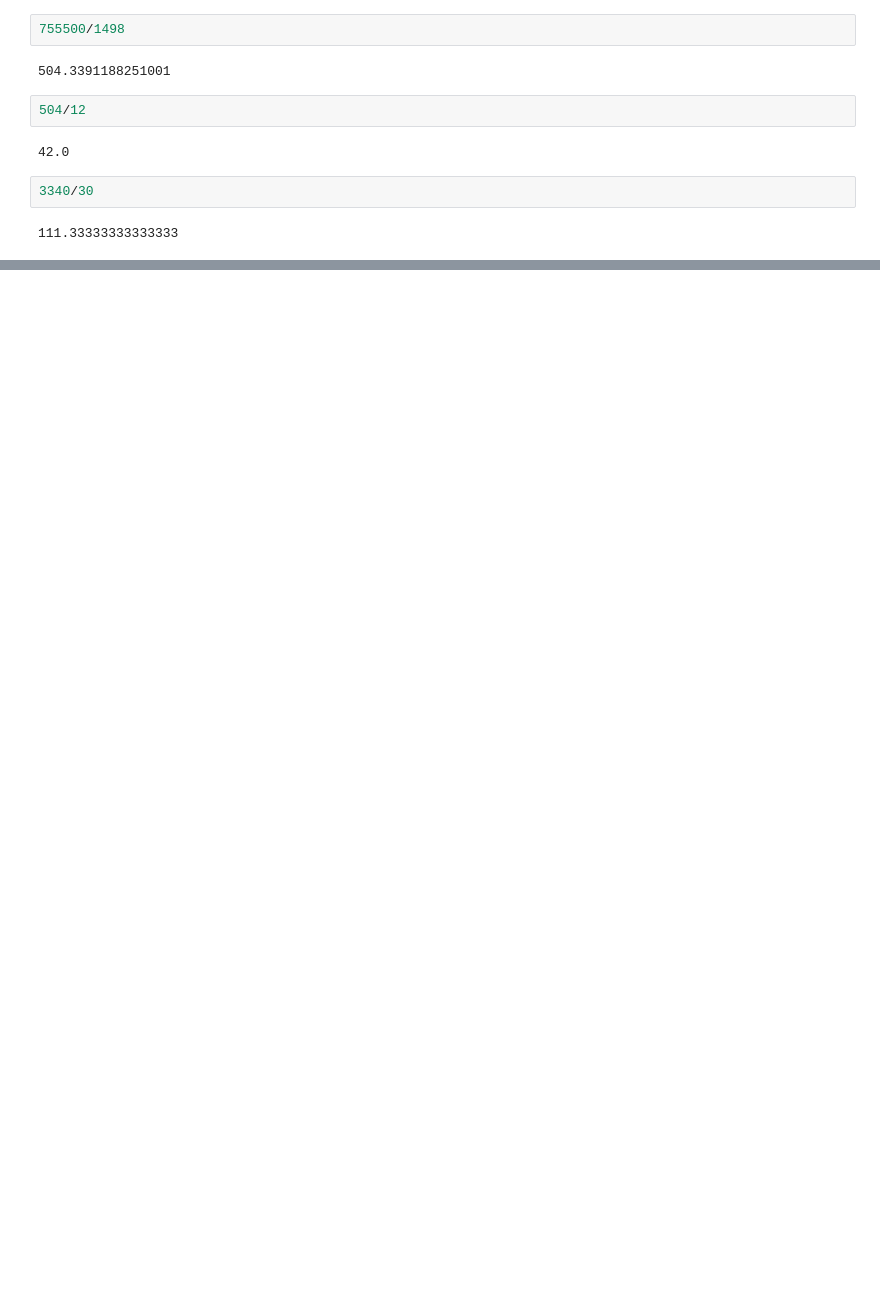
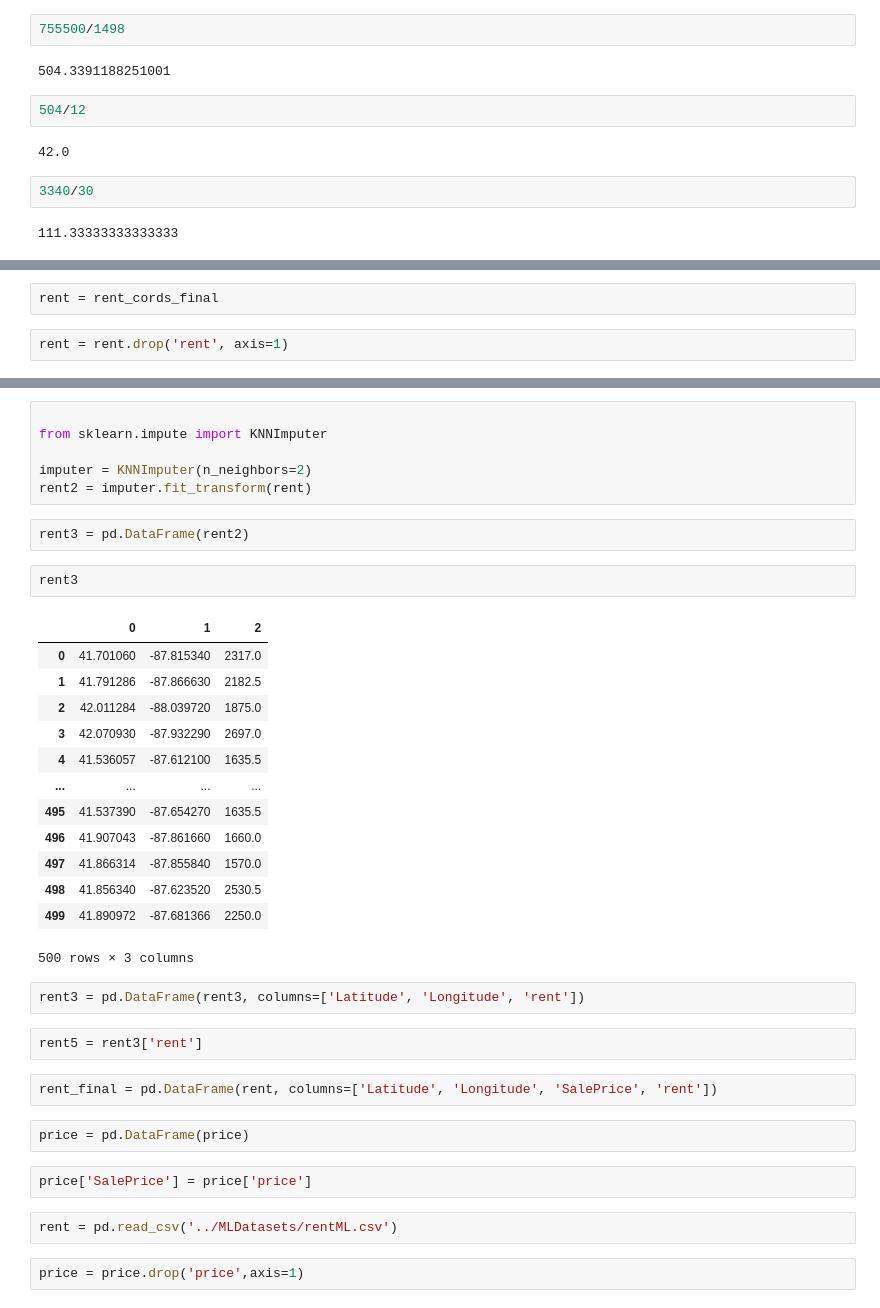
Before and after one commit to oh-be/project4, a Jupyter notebook: Features Datasets/EDA2.ipynb, the cells around one changed output, grey strips where cells are left out. Saved outputs shown, nothing was run; the diff lists cells and outputs as text; blank space fills up the shorter version.

```diff
--- a/Features Datasets/EDA2.ipynb
+++ b/Features Datasets/EDA2.ipynb
@@ -367,0 +487,4 @@ New             22764 Redwood Dr, Richton Park, IL 60471           $289,700
+# %%
+rent = rent_cords_final
+# %%
+rent = rent.drop('rent', axis=1)
@@ -367,0 +503,38 @@ New             22764 Redwood Dr, Richton Park, IL 60471           $289,700
+# %%
+
+from sklearn.impute import KNNImputer
+
+imputer = KNNImputer(n_neighbors=2)
+rent2 = imputer.fit_transform(rent)
+# %%
+rent3 = pd.DataFrame(rent2)
+# %%
+rent3
+# %% [output]
+|  | 0 | 1 | 2 |
+| 0 | 41.701060 | -87.815340 | 2317.0 |
+| 1 | 41.791286 | -87.866630 | 2182.5 |
+| 2 | 42.011284 | -88.039720 | 1875.0 |
+| 3 | 42.070930 | -87.932290 | 2697.0 |
+| 4 | 41.536057 | -87.612100 | 1635.5 |
+| ... | ... | ... | ... |
+| 495 | 41.537390 | -87.654270 | 1635.5 |
+| 496 | 41.907043 | -87.861660 | 1660.0 |
+| 497 | 41.866314 | -87.855840 | 1570.0 |
+| 498 | 41.856340 | -87.623520 | 2530.5 |
+| 499 | 41.890972 | -87.681366 | 2250.0 |
+500 rows × 3 columns
+# %%
+rent3 = pd.DataFrame(rent3, columns=['Latitude', 'Longitude', 'rent'])
+# %%
+rent5 = rent3['rent']
+# %%
+rent_final = pd.DataFrame(rent, columns=['Latitude', 'Longitude', 'SalePrice', 'rent'])
+# %%
+price = pd.DataFrame(price)
+# %%
+price['SalePrice'] = price['price']
+# %%
+rent = pd.read_csv('../MLDatasets/rentML.csv')
+# %%
+price = price.drop('price',axis=1)
```
Also changed, not shown: parts of 26 cells of this notebook, 5 other files.
